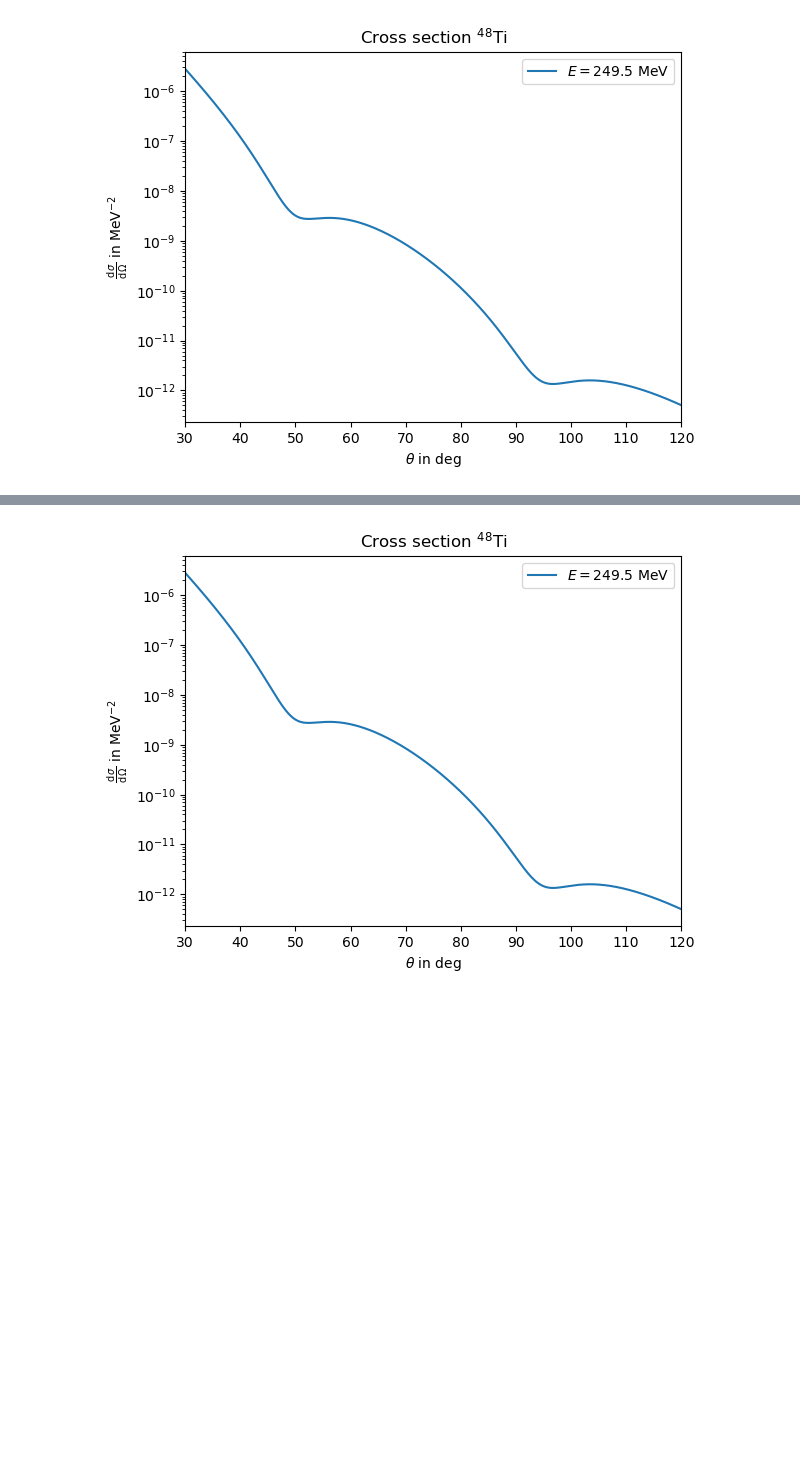
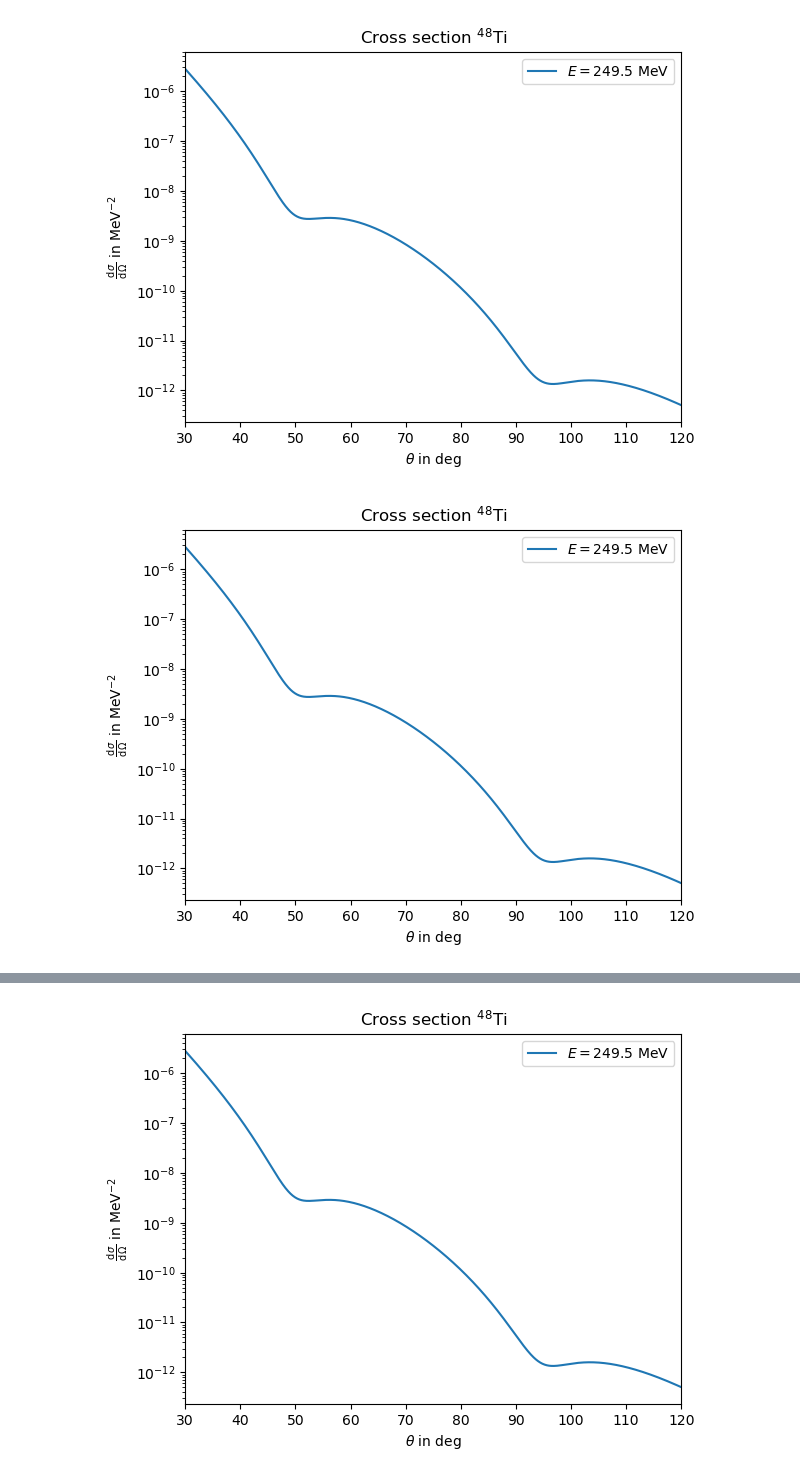
Before and after one commit to Partynumbers42/phasr, a Jupyter notebook: Example.ipynb, the cells around one changed output, grey strips where cells are left out. Cells and saved outputs as stored; diff of their text form; code cells hidden in the pictures; blank space fills up the shorter version.

```diff
--- a/Example.ipynb
+++ b/Example.ipynb
@@ -380,6 +380,19 @@ plt.xlim(30,120)
 plt.show()
 # %% [output]
 [figure]
+# %%
+energy=249.5
+theta=np.arange(30,120,1e-1)
+plt.plot(theta,phr.crosssection_lepton_nucleus_scattering(energy,theta*pi/180,nucleus_48Ti),label=r'$E=249.5~$MeV')
+plt.yscale('log')
+plt.title(r"Cross section $^{48}$Ti")
+plt.xlabel(r"$\theta$ in deg")
+plt.ylabel(r"$\frac{\operatorname{d}\sigma}{\operatorname{d}\Omega}$ in MeV$^{-2}$")
+plt.legend()
+plt.xlim(30,120)
+plt.show()
+# %% [output]
+[figure, added]
 # %%
 ## assess necessary precision # takes a long time, but enables fastest possible evaluation once these are set
 # Uncomment to run again (>5min)
```
Also changed, not shown: parts of 10 cells of this notebook, 3 other files.
